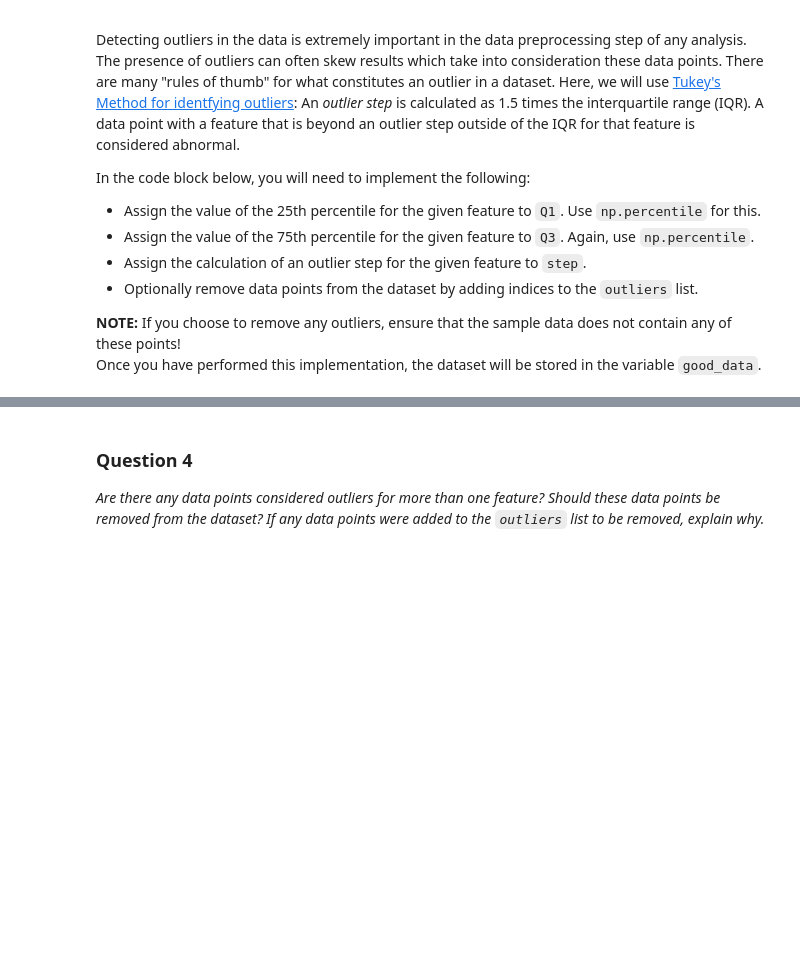
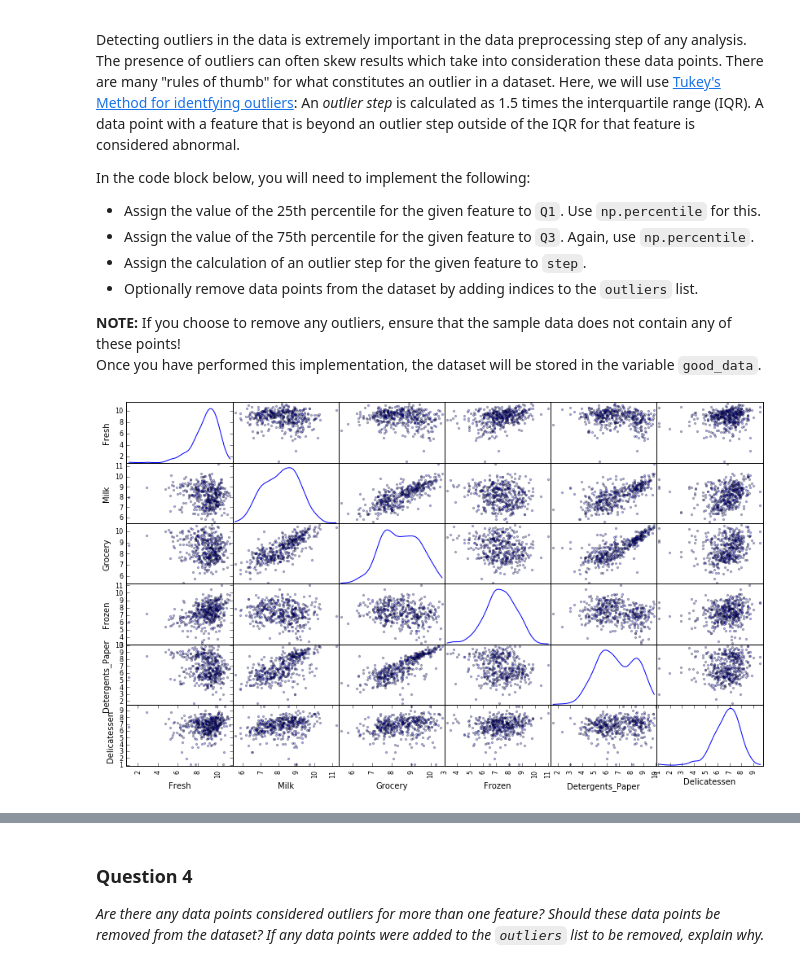
Before and after one commit to bb-blud/Udacity_Machine, a Jupyter notebook: P3/customer_segments.ipynb, the cells around one changed output, grey strips where cells are left out. Saved outputs shown, nothing was run; the diff lists cells and outputs as text; code cells hidden in the pictures; blank space fills up the shorter version.

Commit message:
Finished up question 3. Proceeded with the log scale section. Working on outlier definition and removal

```diff
--- a/P3/customer_segments.ipynb
+++ b/P3/customer_segments.ipynb
@@ -199,23 +215,39 @@ In the code block below, you will need to implement the following:
 Once you have performed this implementation, the dataset will be stored in the variable `good_data`.
 # %%
 # For each feature find the data points with extreme high or low values
+repeats = {}
 for feature in log_data.keys():
 
     # TODO: Calculate Q1 (25th percentile of the data) for the given feature
-    Q1 = None
+    Q1 = np.percentile(log_data[feature], 25)
 
     # TODO: Calculate Q3 (75th percentile of the data) for the given feature
-    Q3 = None
+    Q3 = np.percentile(log_data[feature], 75)
 
     # TODO: Use the interquartile range to calculate an outlier step (1.5 times the interquartile range)
-    step = None
+    step = Q3 - Q1
 
     # Display the outliers
-    print "Data points considered outliers for the feature '{}':".format(feature)
-    display(log_data[~((log_data[feature] >= Q1 - step) & (log_data[feature] <= Q3 + step))])
+    #print "Data points considered outliers for the feature '{}':".format(feature)
+    #display(log_data[~((log_data[feature] >= Q1 - step) & (log_data[feature] <= Q3 + step))])
+
+    indices = log_data[~((log_data[feature] >= Q1 - step) & (log_data[feature] <= Q3 + step))].index.get_values()
+    for i in indices:
+	if i not in repeats:
+	    repeats[i] = 1
+	else:
+	    repeats[i] += 1
+
 
 # OPTIONAL: Select the indices for data points you wish to remove
-outliers  = []
+max_outlies = 2
+outliers = [i for i in repeats if repeats[i] >= max_outlies]
+
 
 # Remove the outliers, if any were specified
 good_data = log_data.drop(log_data.index[outliers]).reset_index(drop = True)
+# %%
+# Produce a scatter matrix for each pair of newly-transformed features
+pd.scatter_matrix(good_data, alpha = 0.3, figsize = (14,8), diagonal = 'kde');
+# %% [output]
+[figure, added]
```
Also changed, not shown: parts of 9 cells of this notebook.
